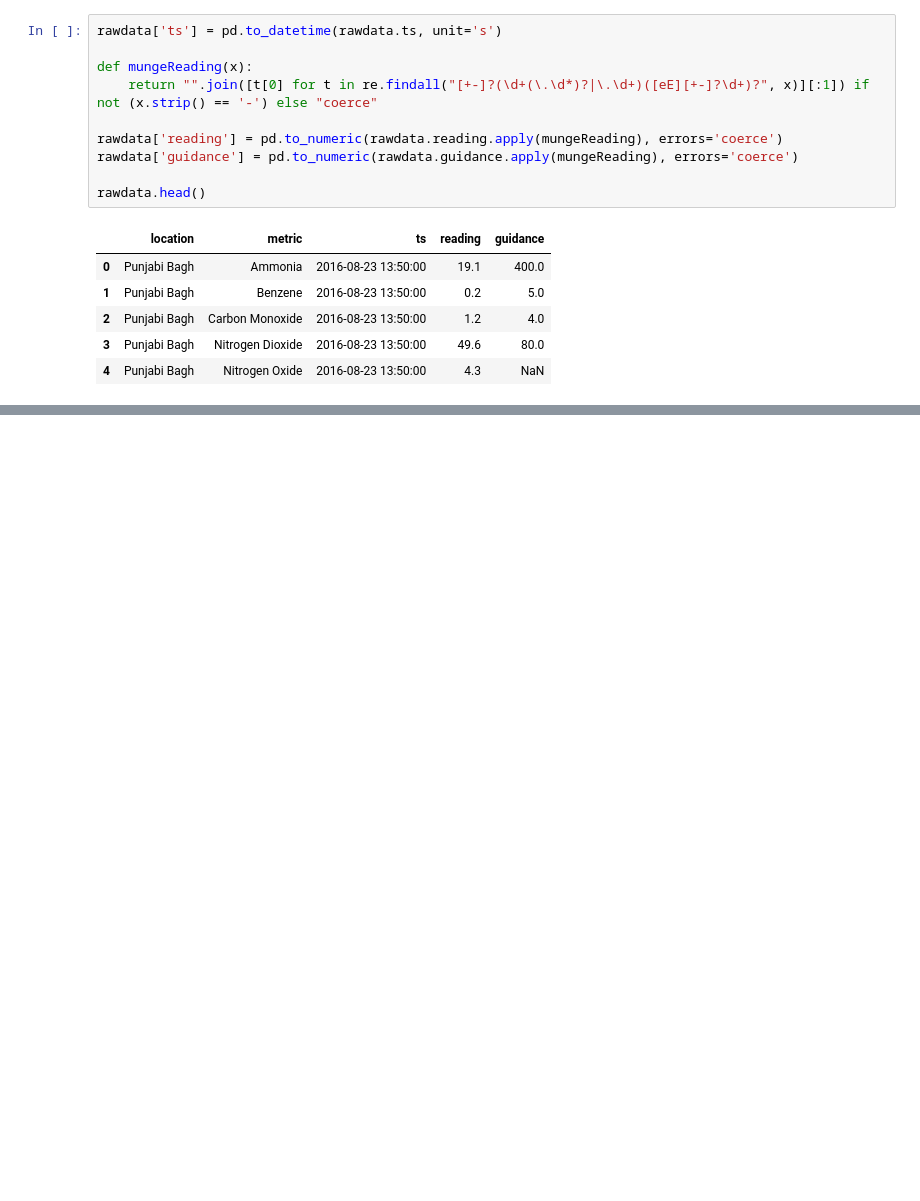
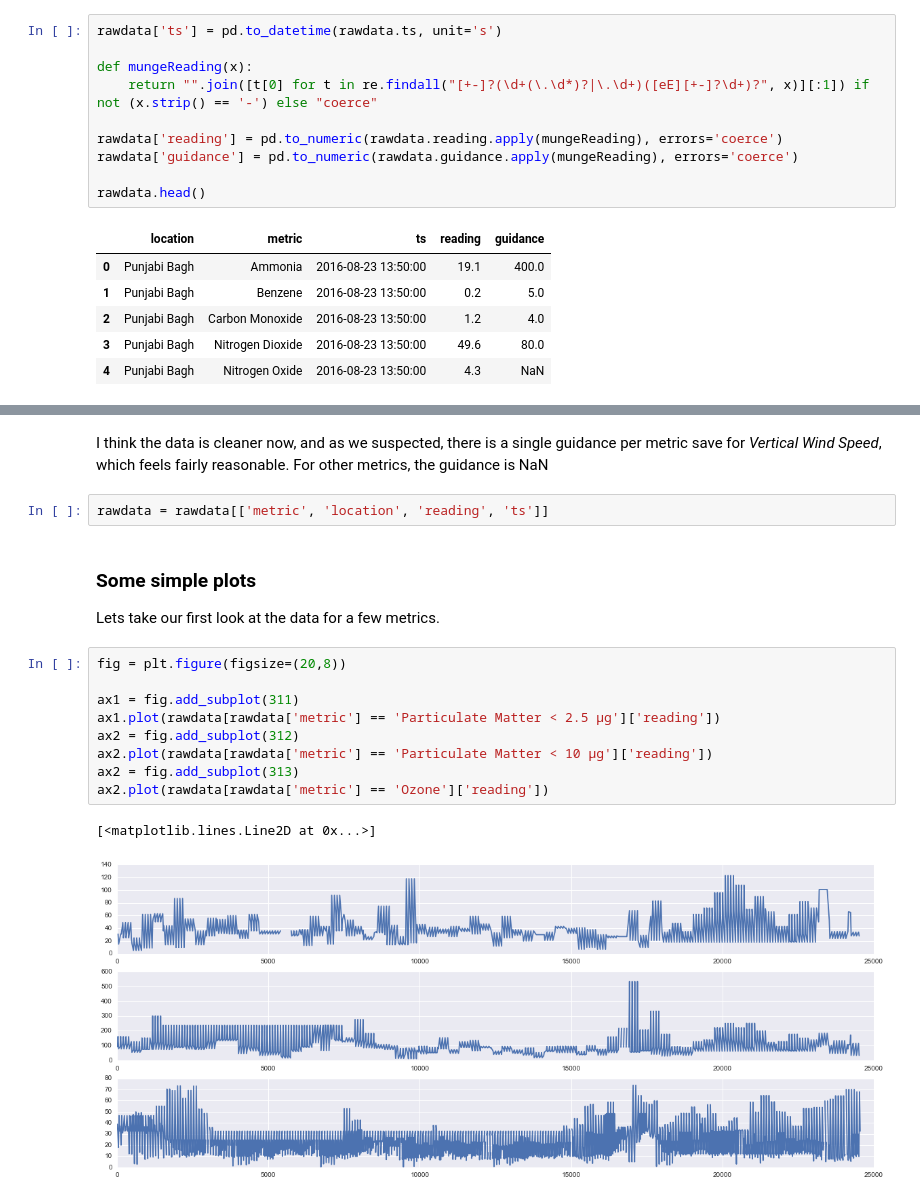
Before and after one commit to esawtooth/esawtooth.github.io, a Jupyter notebook: content/2016-08-26-delhi-pollution.ipynb, the cells around one changed output, grey strips where cells are left out. Drawn from its saved outputs; the diff is of its cells as text; blank space fills up the shorter version.

Commit message:
added graphs to pollution data

```diff
--- a/content/2016-08-26-delhi-pollution.ipynb
+++ b/content/2016-08-26-delhi-pollution.ipynb
@@ -96,0 +176,20 @@ Looks like that guess was incorrect and that there are multiple guidances per me
+# %% [markdown]
+I think the data is cleaner now, and as we suspected, there is a single guidance per metric save for *Vertical Wind Speed*, which feels fairly reasonable. For other metrics, the guidance is NaN
+# %%
+rawdata = rawdata[['metric', 'location', 'reading', 'ts']]
+# %% [markdown]
+### Some simple plots
+
+Lets take our first look at the data for a few metrics.
+# %%
+fig = plt.figure(figsize=(20,8))
+
+ax1 = fig.add_subplot(311)
+ax1.plot(rawdata[rawdata['metric'] == 'Particulate Matter < 2.5 µg']['reading'])
+ax2 = fig.add_subplot(312)
+ax2.plot(rawdata[rawdata['metric'] == 'Particulate Matter < 10 µg']['reading'])
+ax2 = fig.add_subplot(313)
+ax2.plot(rawdata[rawdata['metric'] == 'Ozone']['reading'])
+# %% [output]
+[<matplotlib.lines.Line2D at 0x...>]
+[figure, added]
```
Also changed, not shown: parts of 25 cells of this notebook.
